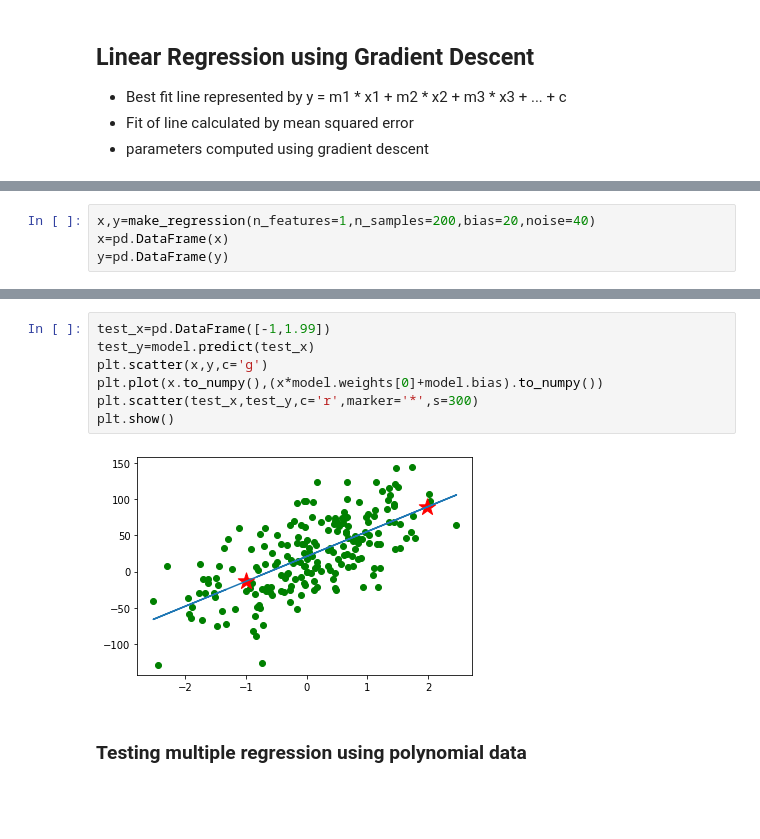
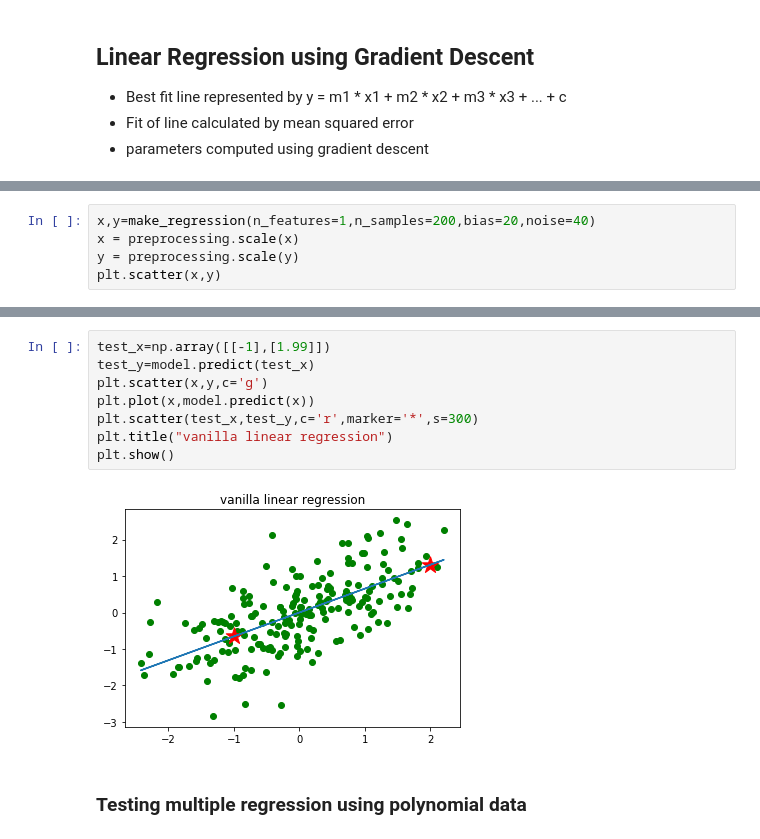
Before and after one commit to prathameshbhalekar/Machine-Learning-From-Scratch, a Jupyter notebook: Linear Regression using Gradient Descent.ipynb, the cells around one changed output, grey strips where cells are left out. Saved outputs shown, nothing was run; the diff lists cells and outputs as text; blank space fills up the shorter version.

```diff
--- a/Linear Regression using Gradient Descent.ipynb
+++ b/Linear Regression using Gradient Descent.ipynb
@@ -13,4 +55,5 @@ from sklearn.datasets import make_regression
 # %%
 x,y=make_regression(n_features=1,n_samples=200,bias=20,noise=40)
-x=pd.DataFrame(x)
-y=pd.DataFrame(y)
+x = preprocessing.scale(x)
+y = preprocessing.scale(y)
+plt.scatter(x,y)
@@ -81,11 +72,12 @@ model.fit(x,y,print_every_nth_epoch=100)
 # %%
-test_x=pd.DataFrame([-1,1.99])
+test_x=np.array([[-1],[1.99]])
 test_y=model.predict(test_x)
 plt.scatter(x,y,c='g')
-plt.plot(x.to_numpy(),(x*model.weights[0]+model.bias).to_numpy())
+plt.plot(x,model.predict(x))
 plt.scatter(test_x,test_y,c='r',marker='*',s=300)
+plt.title("vanilla linear regression")
 plt.show()
 # %% [output]
-[figure, old version]
+[figure, new version]
 # %% [markdown]
 ### Testing multiple regression using polynomial data
```
Also changed, not shown: parts of 20 cells of this notebook.
